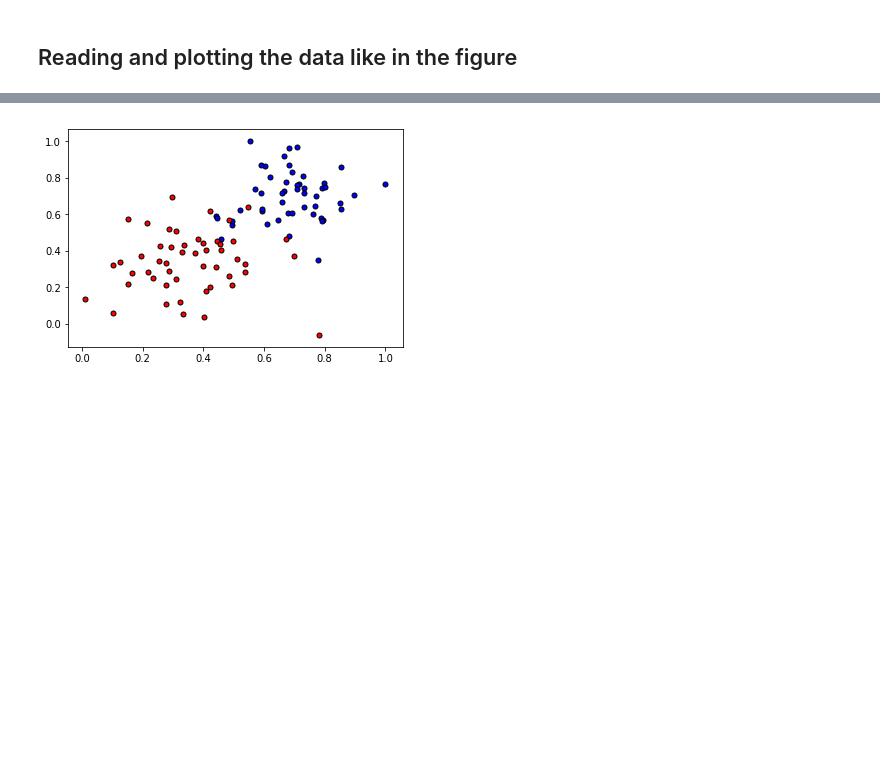
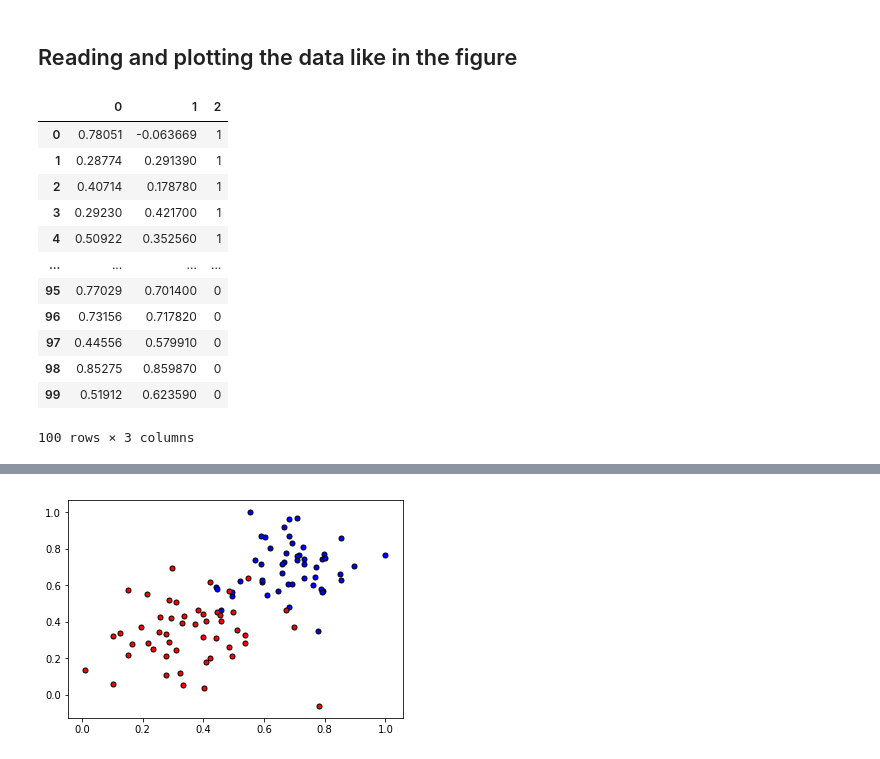
Before and after one commit to quocthang-98/deeplearning_lab, a Jupyter notebook: Lab4.ipynb, the cells around one changed output, grey strips where cells are left out. Saved outputs shown, nothing was run; the diff lists cells and outputs as text; code cells hidden in the pictures; blank space fills up the shorter version.

```diff
--- a/Lab4.ipynb
+++ b/Lab4.ipynb
@@ -24,3 +24,20 @@ def display(m, b, color='g--'):
     plt.plot(x, m*x+b, color)
 # %% [markdown]
 ## Reading and plotting the data like in the figure
+# %%
+dataset = pd.read_csv('/content/data.csv', header=None)
+dataset
+# %% [output]
+|  | 0 | 1 | 2 |
+| 0 | 0.78051 | -0.063669 | 1 |
+| 1 | 0.28774 | 0.291390 | 1 |
+| 2 | 0.40714 | 0.178780 | 1 |
+| 3 | 0.29230 | 0.421700 | 1 |
+| 4 | 0.50922 | 0.352560 | 1 |
+| ... | ... | ... | ... |
+| 95 | 0.77029 | 0.701400 | 0 |
+| 96 | 0.73156 | 0.717820 | 0 |
+| 97 | 0.44556 | 0.579910 | 0 |
+| 98 | 0.85275 | 0.859870 | 0 |
+| 99 | 0.51912 | 0.623590 | 0 |
+100 rows × 3 columns
```
Also changed, not shown: parts of 1 cell of this notebook.
